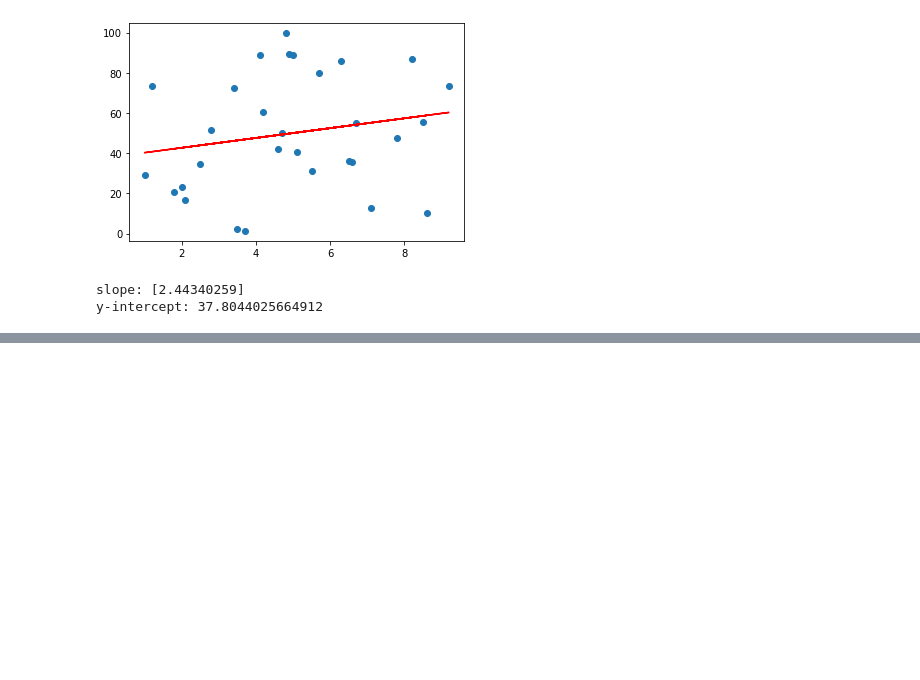
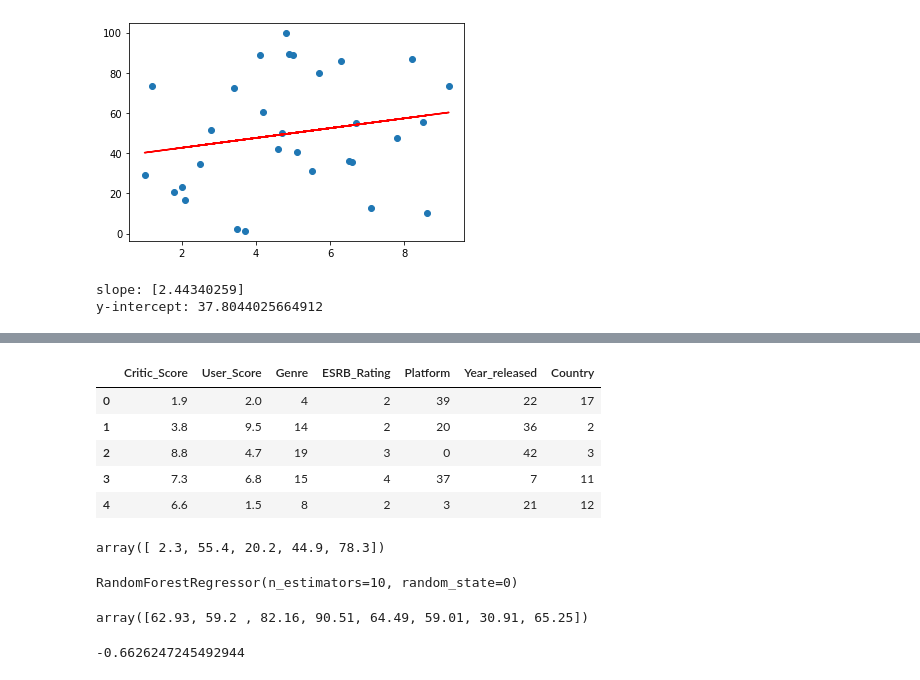
Before and after one commit to kntln/Video_Games_Sales, a Jupyter notebook: linear_regression_model_draft.ipynb, the cells around one changed output, grey strips where cells are left out. Cells and saved outputs as stored; diff of their text form; code cells hidden in the pictures; blank space fills up the shorter version.

```diff
--- a/linear_regression_model_draft.ipynb
+++ b/linear_regression_model_draft.ipynb
@@ -78,0 +131,18 @@ Which genre is more likely to be popular in year 2023?
+# %%
+# Define independent variable set
+X = encoded_df.copy()
+X = X.drop('Total_Sales', axis=1)
+X.head()
+# %% [output]
+|  | Critic_Score | User_Score | Genre | ESRB_Rating | Platform | Year_released | Country |
+| 0 | 1.9 | 2.0 | 4 | 2 | 39 | 22 | 17 |
+| 1 | 3.8 | 9.5 | 14 | 2 | 20 | 36 | 2 |
+| 2 | 8.8 | 4.7 | 19 | 3 | 0 | 42 | 3 |
+| 3 | 7.3 | 6.8 | 15 | 4 | 37 | 7 | 11 |
+| 4 | 6.6 | 1.5 | 8 | 2 | 3 | 21 | 12 |
+# %%
+# Define target variable set
+y = encoded_df['Total_Sales'].values
+y[:5]
+# %% [output]
+array([ 2.3, 55.4, 20.2, 44.9, 78.3])
@@ -78,0 +152,19 @@ Which genre is more likely to be popular in year 2023?
+# %%
+# Create and fir the model
+from sklearn.ensemble import RandomForestRegressor
+regressor = RandomForestRegressor(n_estimators = 10, random_state = 0)
+regressor.fit(X_train, y_train)
+# %% [output]
+RandomForestRegressor(n_estimators=10, random_state=0)
+# %%
+# Predict the result
+y_pred = regressor.predict(X_test)
+y_pred
+# %% [output]
+array([62.93, 59.2 , 82.16, 90.51, 64.49, 59.01, 30.91, 65.25])
+# %%
+# Test accuracy
+from sklearn.metrics import r2_score
+r2_score(y_test, y_pred)
+# %% [output]
+-0.6626247245492944
```
Also changed, not shown: parts of 7 cells of this notebook, 2 other files.
